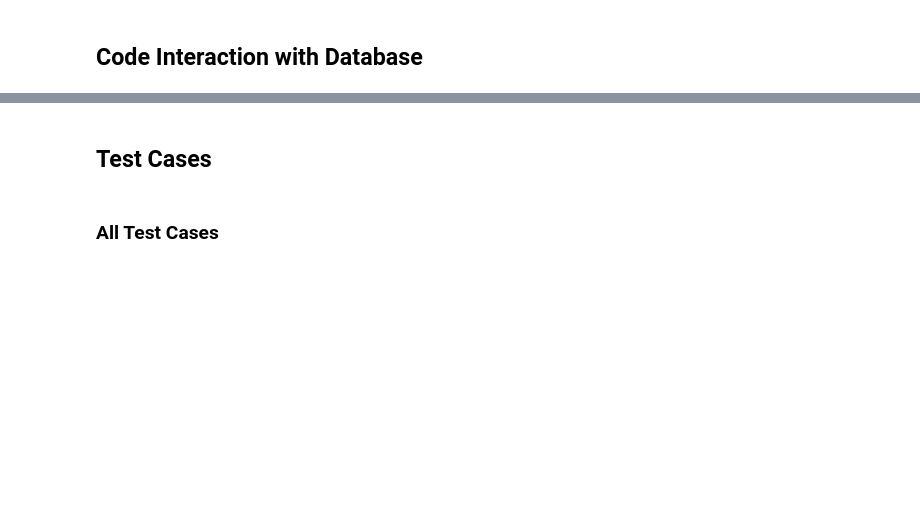
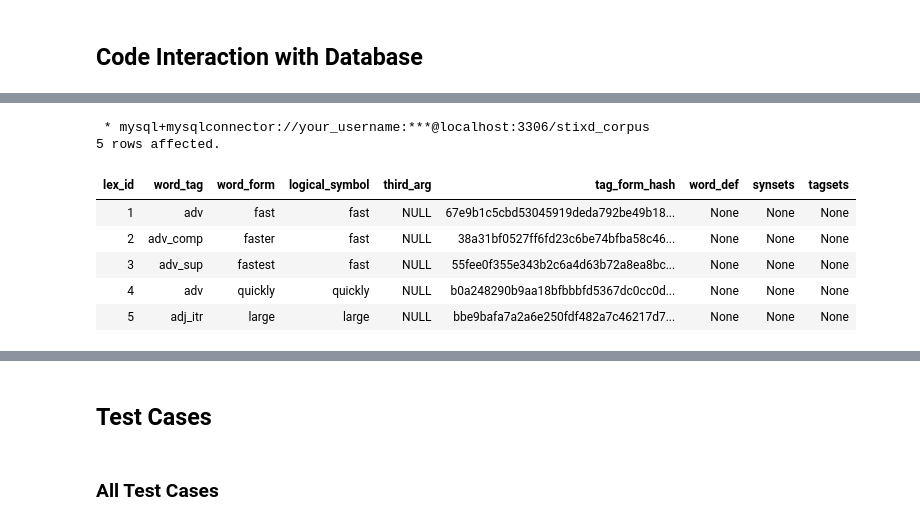
Before and after one commit to ciioprof0/stixd, a Jupyter notebook: ling508/demos/demo_clex_importer.ipynb, the cells around one changed output, grey strips where cells are left out. Saved outputs shown, nothing was run; the diff lists cells and outputs as text; code cells hidden in the pictures; blank space fills up the shorter version.

```diff
--- a/ling508/demos/demo_clex_importer.ipynb
+++ b/ling508/demos/demo_clex_importer.ipynb
@@ -130,0 +162,12 @@ display(IFrame("http://localhost:5000/ling508/web/stixd.html", width=640, height
+# %%
+%%sql
+SELECT * FROM stixd_corpus.lexicon LIMIT 5;
+# %% [output]
+ * mysql+mysqlconnector://your_username:***@localhost:3306/stixd_corpus
+5 rows affected.
+| lex_id | word_tag | word_form | logical_symbol | third_arg | tag_form_hash | word_def | synsets | tagsets |
+| 1 | adv | fast | fast | NULL | 67e9b1c5cbd53045919deda792be49b18... | None | None | None |
+| 2 | adv_comp | faster | fast | NULL | 38a31bf0527ff6fd23c6be74bfba58c46... | None | None | None |
+| 3 | adv_sup | fastest | fast | NULL | 55fee0f355e343b2c6a4d63b72a8ea8bc... | None | None | None |
+| 4 | adv | quickly | quickly | NULL | b0a248290b9aa18bfbbbfd5367dc0cc0d... | None | None | None |
+| 5 | adj_itr | large | large | NULL | bbe9bafa7a2a6e250fdf482a7c46217d7... | None | None | None |
```
Also changed, not shown: parts of 19 cells of this notebook, 5 other files.
